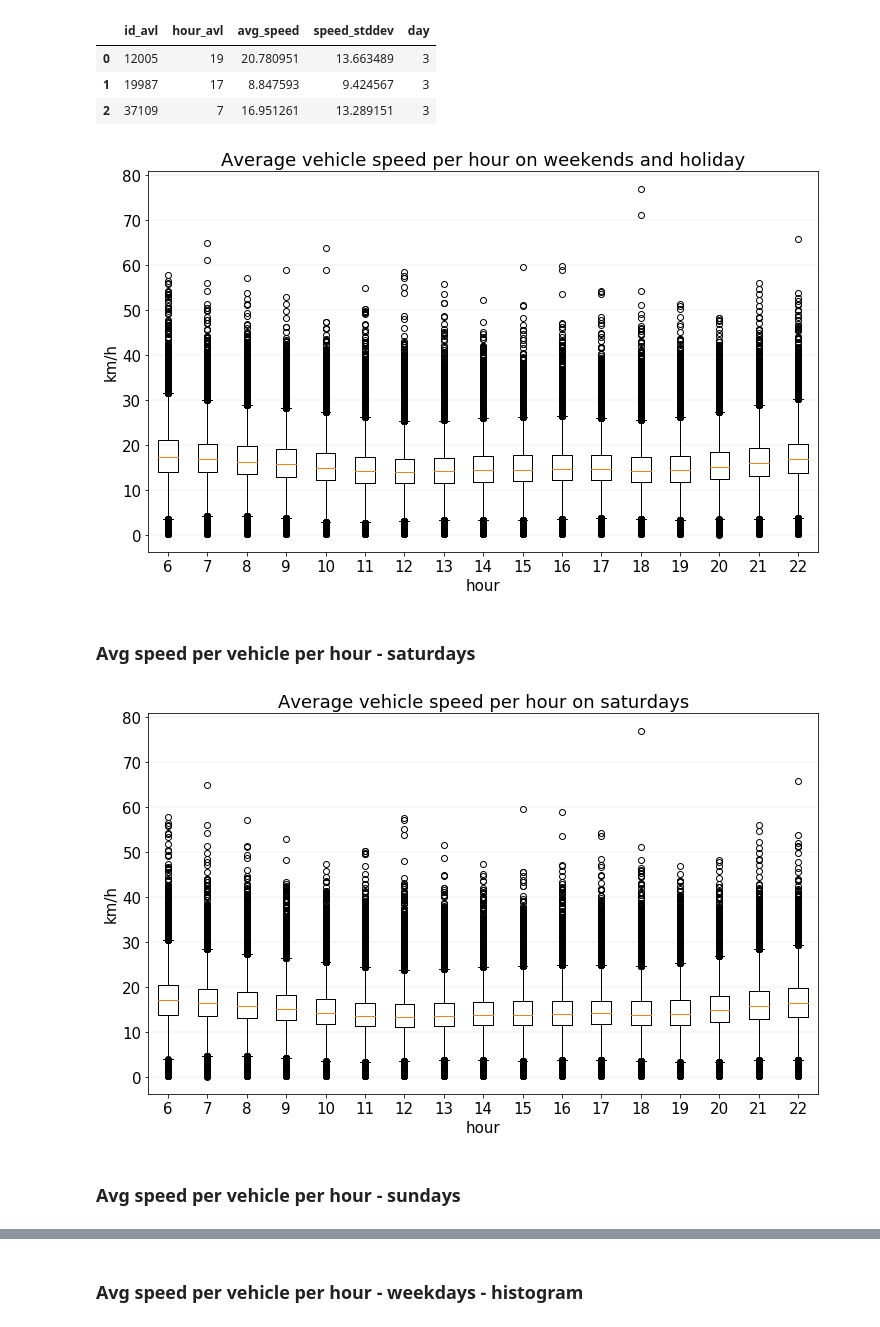
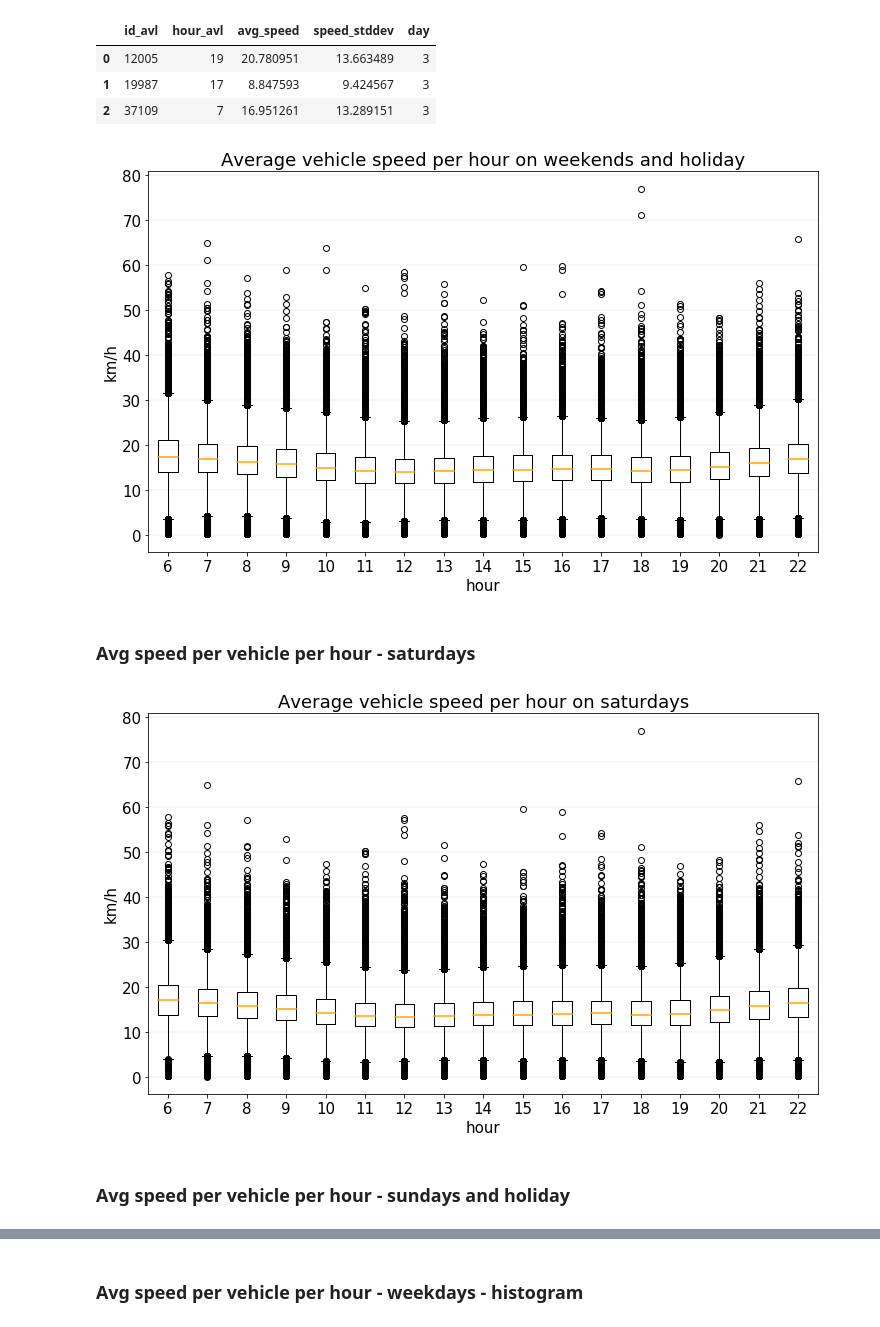
Before and after one commit to caroljunq/sptrans-data-analysis, a Jupyter notebook: article-journal/3-metrics-charts.ipynb, the cells around one changed output, grey strips where cells are left out. Drawn from its saved outputs; the diff is of its cells as text; code cells hidden in the pictures.

```diff
--- a/article-journal/3-metrics-charts.ipynb
+++ b/article-journal/3-metrics-charts.ipynb
@@ -250,35 +250,36 @@ df.head(3)
 import numpy as np
 import pandas as pd
 import matplotlib.pyplot as plt
 
 plt.rcParams.update({'font.size': 15})
 
 fig, ax = plt.subplots(figsize=(12, 7))
 
 ax.grid(color='grey', axis='y', linestyle='-', linewidth=0.25, alpha=0.5)
 
 dataset = []
 # loading file
 df = pd.read_parquet("./metrics-calculation-data/speed-calculation/speed-per-vehicle-per-hour-all-weekends/")
 
 for hour in range(6,23):
     dataset.append(df.loc[df["hour_avl"] == hour]["avg_speed"])
 
 
 # ax.boxplot(dataset,labels=[hour for hour in range(6,23)],medianprops=dict(color='orange',linewidth=1.5),flierprops=dict(markeredgecolor='gray',marker='x'))
 
-ax.boxplot(dataset,labels=[hour for hour in range(6,23)])
+ax.boxplot(dataset,labels=[hour for hour in range(6,23)],medianprops=dict(color='orange',linewidth=1.5))
+
 
 plt.ylabel("km/h")
 plt.xlabel("hour")
 
 plt.savefig(f'./charts-results/avg-speed-per-vehicle-per-hour-weekends-holiday.png',bbox_inches='tight',dpi=500)
 
 plt.title("Average vehicle speed per hour on weekends and holiday")
 
 plt.show()
 # %% [output]
-[figure, old version]
+[figure, new version]
 # %% [markdown]
 ### Avg speed per vehicle per hour - saturdays
 # %%
@@ -304,7 +305,8 @@ for hour in range(6,23):
 
 # ax.boxplot(dataset,labels=[hour for hour in range(6,23)],medianprops=dict(color='orange',linewidth=1.5),flierprops=dict(markeredgecolor='gray',marker='x'))
 
-ax.boxplot(dataset,labels=[hour for hour in range(6,23)])
+ax.boxplot(dataset,labels=[hour for hour in range(6,23)],medianprops=dict(color='orange',linewidth=1.5))
+
 
 plt.ylabel("km/h")
 plt.xlabel("hour")
@@ -315,7 +317,7 @@ plt.title("Average vehicle speed per hour on saturdays")
 
 plt.show()
 # %% [output]
-[figure, old version]
+[figure, new version]
 # %% [markdown]
-### Avg speed per vehicle per hour - sundays
+### Avg speed per vehicle per hour - sundays and holiday
 # %%
```
Also changed, not shown: parts of 23 cells of this notebook, 8 other files.
